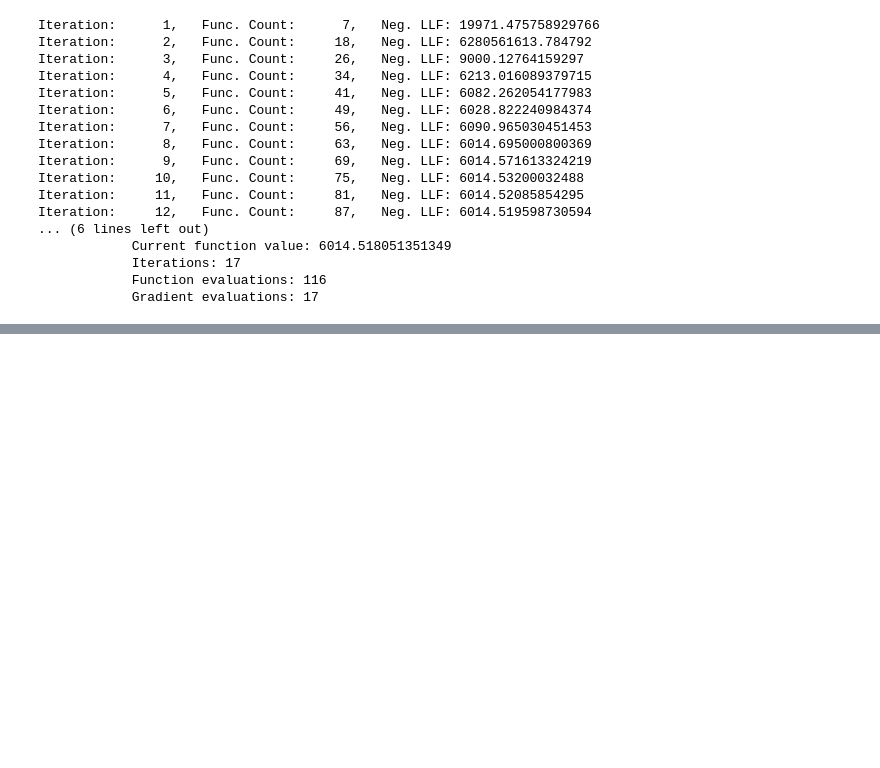
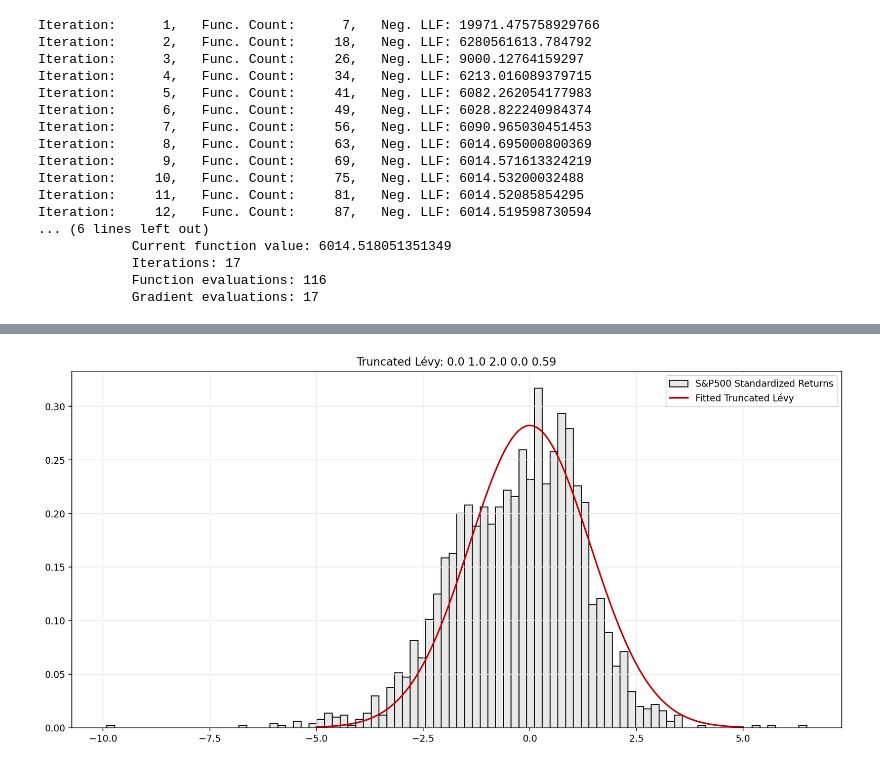
Before and after one commit to Naarsk/Economics, a Jupyter notebook: Finance/Risk Management/numerical_distributions/Presentation.ipynb, the cells around one changed output, grey strips where cells are left out. Drawn from its saved outputs; the diff is of its cells as text; code cells hidden in the pictures; blank space fills up the shorter version.

```diff
--- a/Finance/Risk Management/numerical_distributions/Presentation.ipynb
+++ b/Finance/Risk Management/numerical_distributions/Presentation.ipynb
@@ -216,0 +233,2 @@ data['Volatilities'] = std_dev[:-1]
+# %%
+biweekly_kde_opt = kde_fit_levy(data['Standardized 10 Days Returns'],alpha_grid=alpha_grid, lam_grid=lam_grid, beta_grid=beta_grid, n = 100, x_max=15, k_max=15.0, ln_2_k_points=10)
@@ -216,0 +239,5 @@ data['Volatilities'] = std_dev[:-1]
+# %%
+x_biweekly_values = np.linspace(-5, 5, 1000)
+start_time = time.time()
+y_biweekly_values = pdf_from_cf(x_biweekly_values, 0, 1, biweekly_kde_opt[0], biweekly_kde_opt[1], biweekly_kde_opt[2], k_max=15.0, ln_2_k_points=12, x_lim=25)
+print("It took %s seconds for 1000 evaluations" % (time.time() - start_time))
@@ -216,0 +246,12 @@ data['Volatilities'] = std_dev[:-1]
+# %%
+fig, ax = plt.subplots(figsize=(15,7), facecolor = 'white',dpi=200)
+ax.grid(color='#E8E8E9', linestyle='-', linewidth=0.8)
+ax.hist(data['Standardized 10 Days Returns'], bins=90, density=True, color='#E8E8E8', edgecolor='#000000', label='S&P500 Standardized Returns')
+ax.plot(x_biweekly_values, y_biweekly_values, label='Fitted Truncated Lévy', color='#C00000', linewidth=1.75)
+ax.legend()
+
+ax.set_title("Truncated Lévy: " + str(np.round(0.00,2)) + ' ' +  str(np.round(1.00,2)) + ' ' +   str(np.round(biweekly_kde_opt[0],2)) + ' ' +   str(np.round(biweekly_kde_opt[1],2)) + ' ' +   str(np.round(biweekly_kde_opt[2],2)))
+
+plt.show()
+# %% [output]
+[figure, added]
```
Also changed, not shown: parts of 12 cells of this notebook, 1 other file.
